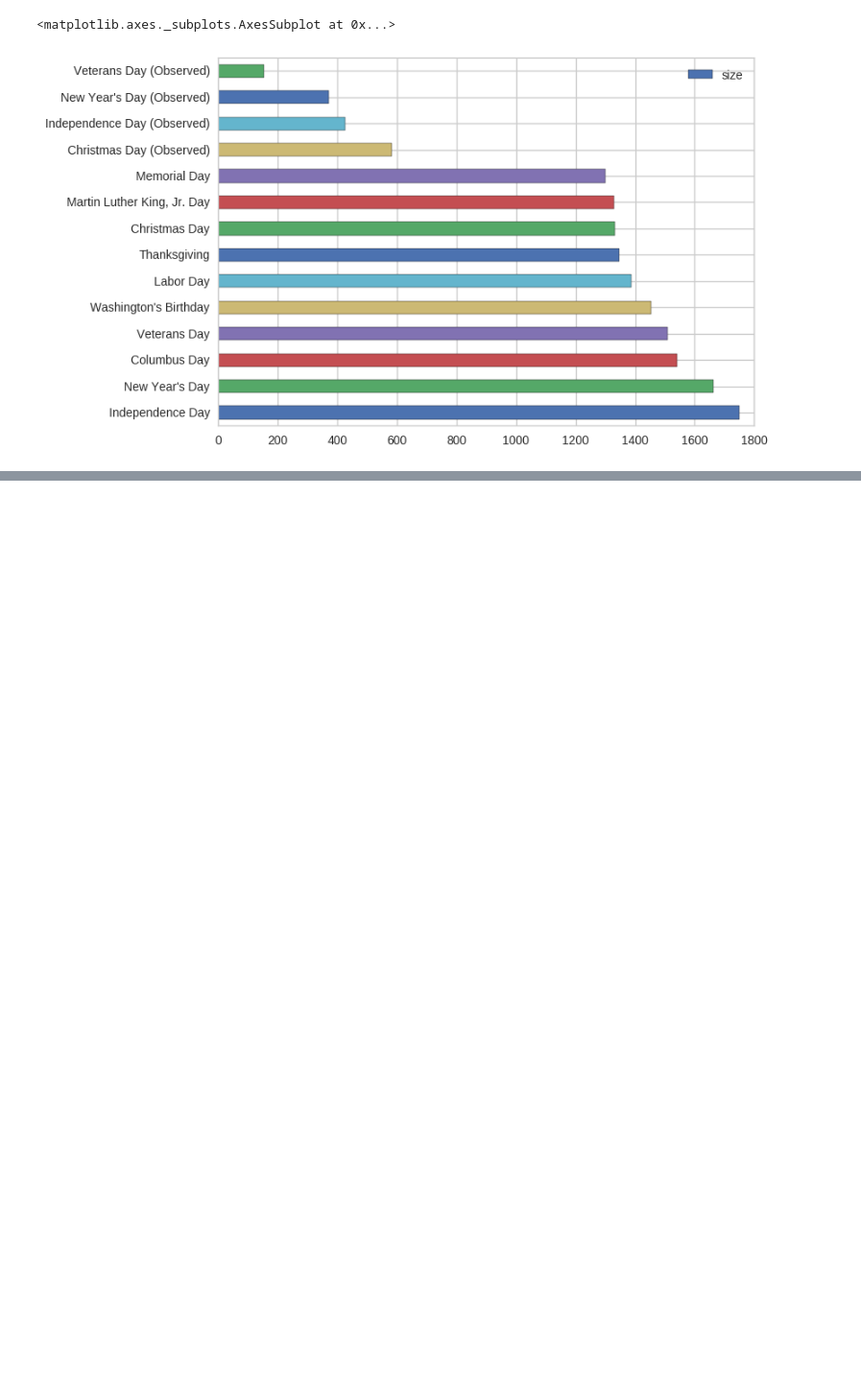
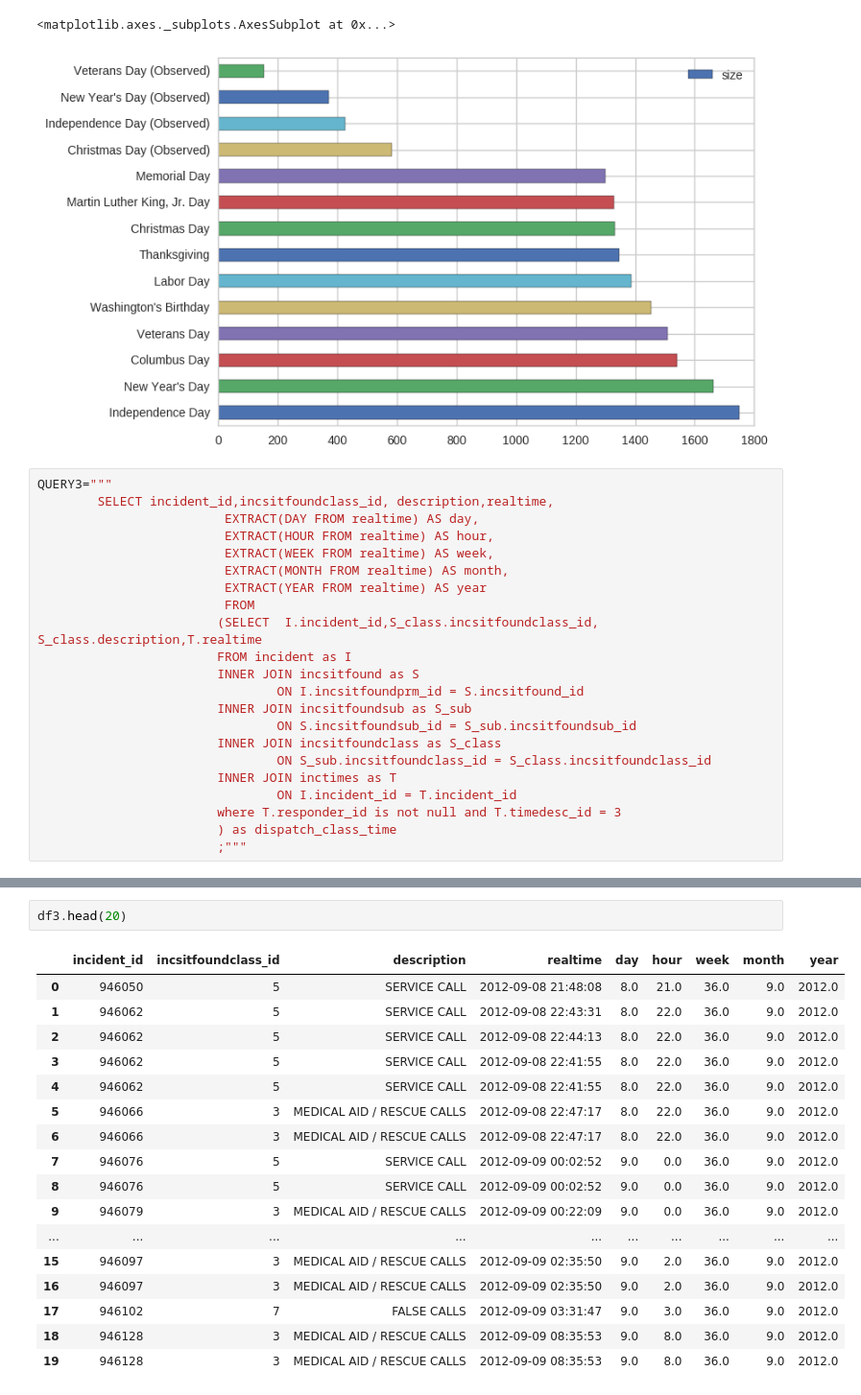
Before and after one commit to hackoregon/emergency-response, a Jupyter notebook: notebooks/time_rollup.ipynb, the cells around one changed output, grey strips where cells are left out. Shown: that part at 96% size. Drawn from its saved outputs; the diff is of its cells as text; blank space fills up the shorter version.

```diff
--- a/notebooks/time_rollup.ipynb
+++ b/notebooks/time_rollup.ipynb
@@ -272,3 +275,25 @@ holidayrank_df.plot(holidayrank.index.values, "size", kind="barh", color=sns.col
 # %% [output]
 <matplotlib.axes._subplots.AxesSubplot at 0x...>
 [figure]
+# %%
+QUERY3="""
+        SELECT incident_id,incsitfoundclass_id, description,realtime,
+                         EXTRACT(DAY FROM realtime) AS day,
+                         EXTRACT(HOUR FROM realtime) AS hour,
+                         EXTRACT(WEEK FROM realtime) AS week,
+                         EXTRACT(MONTH FROM realtime) AS month,
+                         EXTRACT(YEAR FROM realtime) AS year
+                         FROM
+                        (SELECT  I.incident_id,S_class.incsitfoundclass_id, S_class.description,T.realtime
+                        FROM incident as I
+                        INNER JOIN incsitfound as S
+                                ON I.incsitfoundprm_id = S.incsitfound_id
+                        INNER JOIN incsitfoundsub as S_sub
+                                ON S.incsitfoundsub_id = S_sub.incsitfoundsub_id
+                        INNER JOIN incsitfoundclass as S_class
+                                ON S_sub.incsitfoundclass_id = S_class.incsitfoundclass_id
+                        INNER JOIN inctimes as T
+                                ON I.incident_id = T.incident_id
+                        where T.responder_id is not null and T.timedesc_id = 3
+                        ) as dispatch_class_time
+                        ;"""
@@ -274,0 +320,20 @@ holidayrank_df.plot(holidayrank.index.values, "size", kind="barh", color=sns.col
+# %%
+df3.head(20)
+# %% [output]
+|  | incident_id | incsitfoundclass_id | description | realtime | day | hour | week | month | year |
+| 0 | 946050 | 5 | SERVICE CALL | 2012-09-08 21:48:08 | 8.0 | 21.0 | 36.0 | 9.0 | 2012.0 |
+| 1 | 946062 | 5 | SERVICE CALL | 2012-09-08 22:43:31 | 8.0 | 22.0 | 36.0 | 9.0 | 2012.0 |
+| 2 | 946062 | 5 | SERVICE CALL | 2012-09-08 22:44:13 | 8.0 | 22.0 | 36.0 | 9.0 | 2012.0 |
+| 3 | 946062 | 5 | SERVICE CALL | 2012-09-08 22:41:55 | 8.0 | 22.0 | 36.0 | 9.0 | 2012.0 |
+| 4 | 946062 | 5 | SERVICE CALL | 2012-09-08 22:41:55 | 8.0 | 22.0 | 36.0 | 9.0 | 2012.0 |
+| 5 | 946066 | 3 | MEDICAL AID / RESCUE CALLS | 2012-09-08 22:47:17 | 8.0 | 22.0 | 36.0 | 9.0 | 2012.0 |
+| 6 | 946066 | 3 | MEDICAL AID / RESCUE CALLS | 2012-09-08 22:47:17 | 8.0 | 22.0 | 36.0 | 9.0 | 2012.0 |
+| 7 | 946076 | 5 | SERVICE CALL | 2012-09-09 00:02:52 | 9.0 | 0.0 | 36.0 | 9.0 | 2012.0 |
+| 8 | 946076 | 5 | SERVICE CALL | 2012-09-09 00:02:52 | 9.0 | 0.0 | 36.0 | 9.0 | 2012.0 |
+| 9 | 946079 | 3 | MEDICAL AID / RESCUE CALLS | 2012-09-09 00:22:09 | 9.0 | 0.0 | 36.0 | 9.0 | 2012.0 |
+| ... | ... | ... | ... | ... | ... | ... | ... | ... | ... |
+| 15 | 946097 | 3 | MEDICAL AID / RESCUE CALLS | 2012-09-09 02:35:50 | 9.0 | 2.0 | 36.0 | 9.0 | 2012.0 |
+| 16 | 946097 | 3 | MEDICAL AID / RESCUE CALLS | 2012-09-09 02:35:50 | 9.0 | 2.0 | 36.0 | 9.0 | 2012.0 |
+| 17 | 946102 | 7 | FALSE CALLS | 2012-09-09 03:31:47 | 9.0 | 3.0 | 36.0 | 9.0 | 2012.0 |
+| 18 | 946128 | 3 | MEDICAL AID / RESCUE CALLS | 2012-09-09 08:35:53 | 9.0 | 8.0 | 36.0 | 9.0 | 2012.0 |
+| 19 | 946128 | 3 | MEDICAL AID / RESCUE CALLS | 2012-09-09 08:35:53 | 9.0 | 8.0 | 36.0 | 9.0 | 2012.0 |
```
Also changed, not shown: parts of 6 cells of this notebook.
